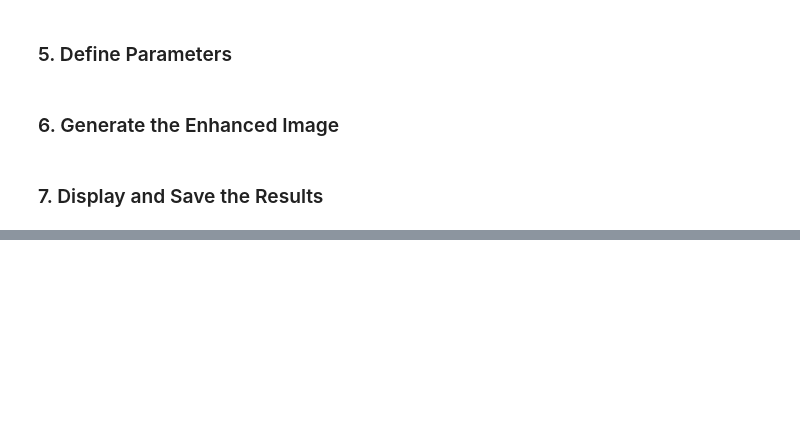
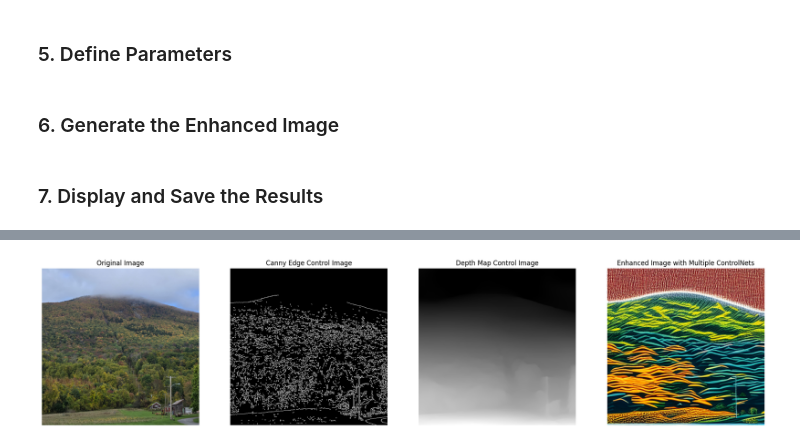
Before and after one commit to jmhummel/diffusion-playground, a Jupyter notebook: ControlNet.ipynb, the cells around one changed output, grey strips where cells are left out. Cells and saved outputs as stored; diff of their text form; code cells hidden in the pictures; blank space fills up the shorter version.

```diff
--- a/ControlNet.ipynb
+++ b/ControlNet.ipynb
@@ -111,0 +304,19 @@ plt.show()
+# %%
+# Define a prompt to guide the generation
+prompt = "a realistic landscape of a foggy mountain with autumn trees, vibrant colors, and a farmhouse at the base"
+negative_prompt = "low quality, blurry, deformed, bad anatomy"
+num_inference_steps = 50
+guidance_scale = 6.0  # Lowered guidance scale for more natural results
+# %%
+# Pass both control images (Canny edges and Depth Map) as inputs to the pipeline
+with torch.autocast("cuda"), torch.no_grad():
+    output = pipe(
+        prompt=prompt,
+        negative_prompt=negative_prompt,
+        num_inference_steps=num_inference_steps,
+        guidance_scale=guidance_scale,
+        image=[input_image, input_image],
+        control_image=[control_image_canny, control_image_depth]  # Multiple control images
+    )
+
+enhanced_image = output.images[0]
@@ -111,0 +328,22 @@ plt.show()
+# %%
+# Display the original, control images, and enhanced image
+fig, ax = plt.subplots(1, 4, figsize=(24, 6))
+ax[0].imshow(input_image)
+ax[0].set_title("Original Image")
+ax[0].axis("off")
+
+ax[1].imshow(control_image_canny, cmap='gray')
+ax[1].set_title("Canny Edge Control Image")
+ax[1].axis("off")
+
+ax[2].imshow(control_image_depth, cmap='gray')
+ax[2].set_title("Depth Map Control Image")
+ax[2].axis("off")
+
+ax[3].imshow(enhanced_image)
+ax[3].set_title("Enhanced Image with Multiple ControlNets")
+ax[3].axis("off")
+
+plt.show()
+# %% [output]
+[figure, added]
```
Also changed, not shown: parts of 31 cells of this notebook, 4 other files.
